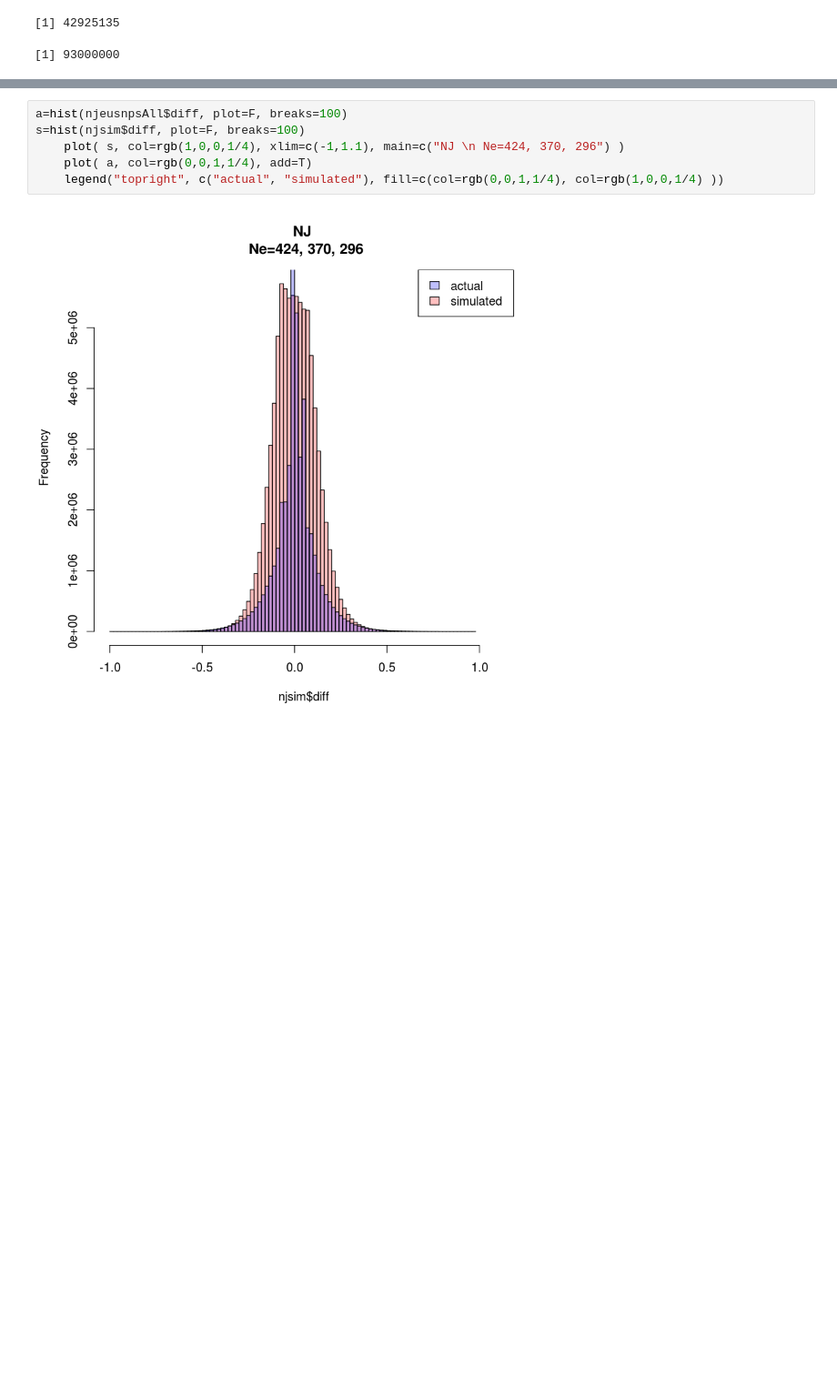
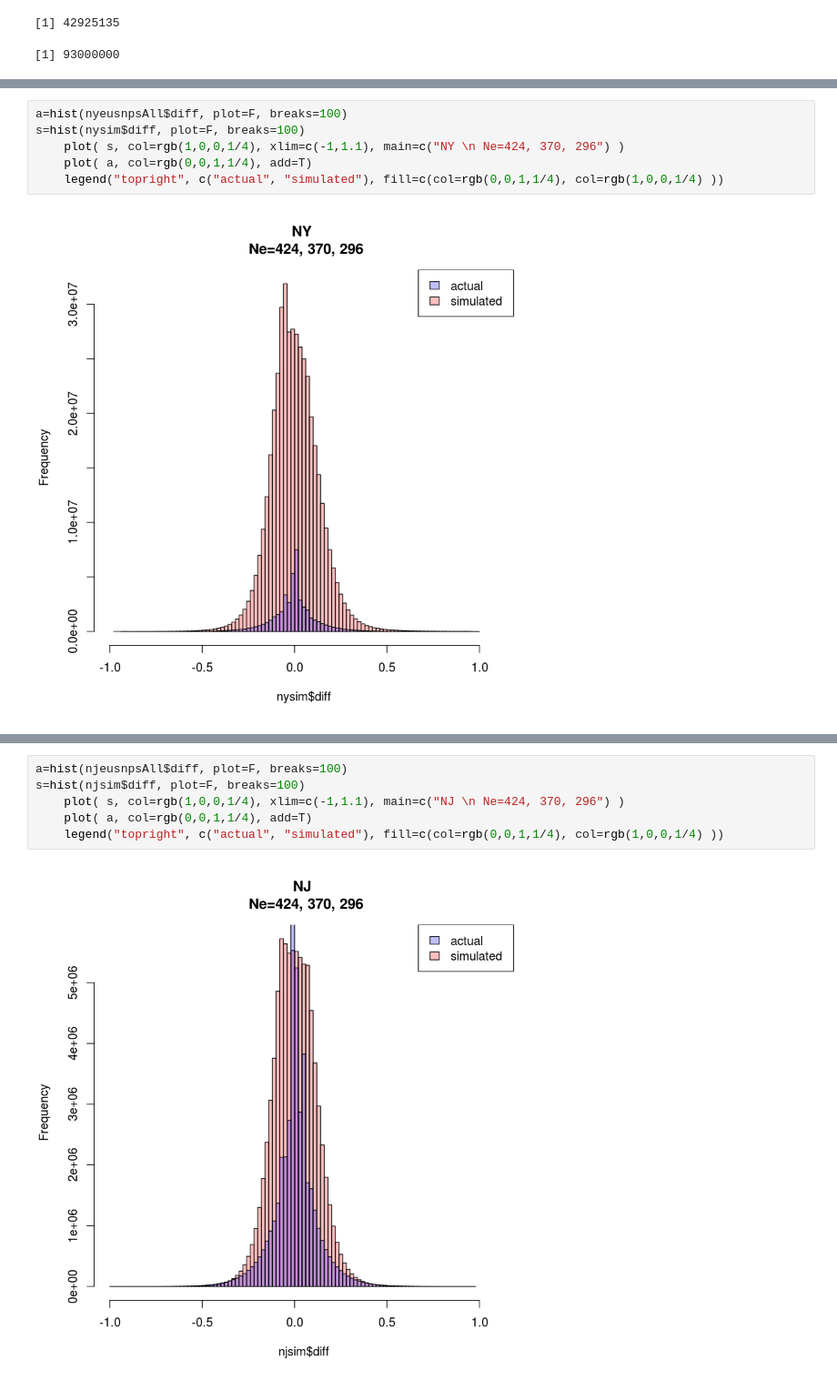
Before and after one commit to sagw/WNS_WGS, a Jupyter notebook: Notebooks/Angsd_all_SNP_graphs.ipynb, the cells around one changed output, grey strips where cells are left out. Shown at 91% size. Saved outputs shown, nothing was run; the diff lists cells and outputs as text; blank space fills up the shorter version.

```diff
--- a/Notebooks/Angsd_all_SNP_graphs.ipynb
+++ b/Notebooks/Angsd_all_SNP_graphs.ipynb
@@ -346,0 +357,8 @@ NROW(njsim)
+# %%
+a=hist(nyeusnpsAll$diff, plot=F, breaks=100)
+s=hist(nysim$diff, plot=F, breaks=100)
+    plot( s, col=rgb(1,0,0,1/4), xlim=c(-1,1.1), main=c("NY \n Ne=424, 370, 296") )
+    plot( a, col=rgb(0,0,1,1/4), add=T)
+    legend("topright", c("actual", "simulated"), fill=c(col=rgb(0,0,1,1/4), col=rgb(1,0,0,1/4) ))
+# %% [output]
+[figure, added]
```
Also changed, not shown: parts of 7 cells of this notebook.
